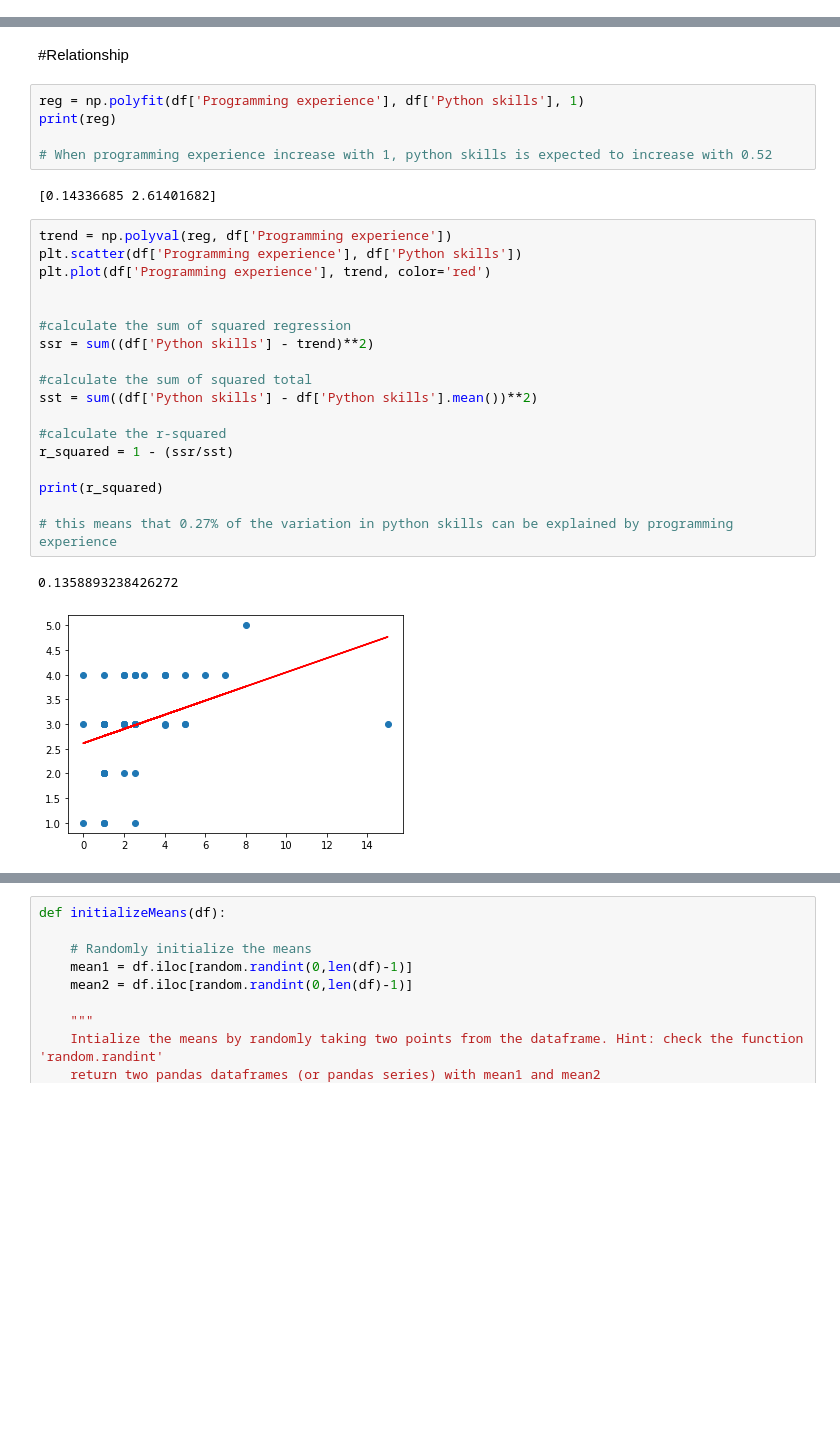
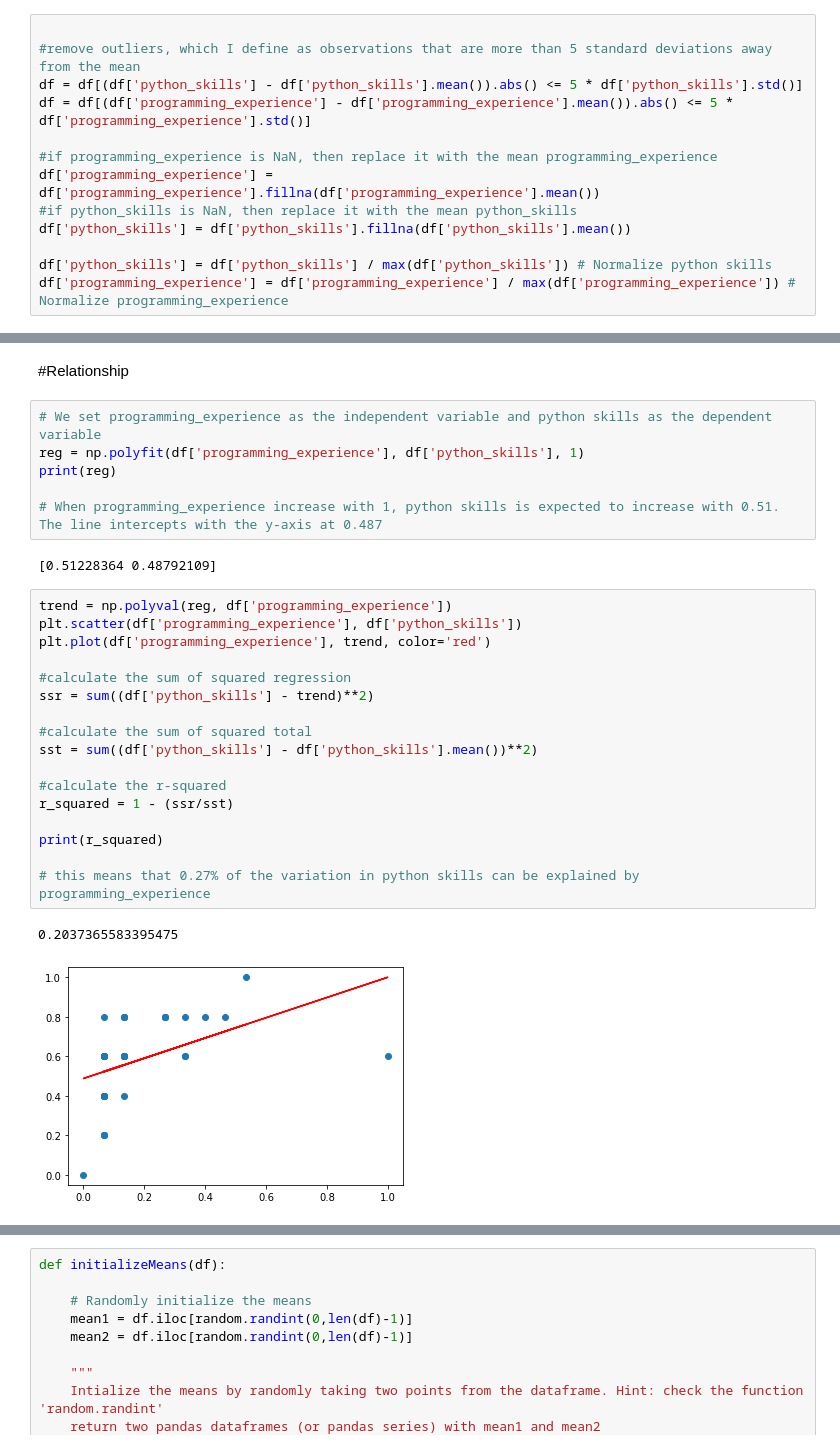
Before and after one commit to Dybton/data-mining-mini-project, a Jupyter notebook: mini_project_regression.ipynb, the cells around one changed output, grey strips where cells are left out. Cells and saved outputs as stored; diff of their text form; blank space fills up the shorter version.

```diff
--- a/mini_project_regression.ipynb
+++ b/mini_project_regression.ipynb
@@ -135,2 +101,15 @@ Text(0, 0.5, 'Number of observations')
+# %%
+
+#remove outliers, which I define as observations that are more than 5 standard deviations away from the mean
+df = df[(df['python_skills'] - df['python_skills'].mean()).abs() <= 5 * df['python_skills'].std()]
+df = df[(df['programming_experience'] - df['programming_experience'].mean()).abs() <= 5 * df['programming_experience'].std()]
+
+#if programming_experience is NaN, then replace it with the mean programming_experience
+df['programming_experience'] = df['programming_experience'].fillna(df['programming_experience'].mean())
+#if python_skills is NaN, then replace it with the mean python_skills
+df['python_skills'] = df['python_skills'].fillna(df['python_skills'].mean())
+
+df['python_skills'] = df['python_skills'] / max(df['python_skills']) # Normalize python skills
+df['programming_experience'] = df['programming_experience'] / max(df['programming_experience']) # Normalize programming_experience
 # %%
 
@@ -153,33 +129,33 @@ df.plot.scatter(x='Programming experience', y='Python skills')
 # %% [markdown]
 #Relationship
 # %%
-reg = np.polyfit(df['Programming experience'], df['Python skills'], 1)
+# We set programming_experience as the independent variable and python skills as the dependent variable
+reg = np.polyfit(df['programming_experience'], df['python_skills'], 1)
 print(reg)
 
-# When programming experience increase with 1, python skills is expected to increase with 0.52
+# When programming_experience increase with 1, python skills is expected to increase with 0.51. The line intercepts with the y-axis at 0.487
 # %% [output]
-[0.14336685 2.61401682]
+[0.51228364 0.48792109]
 # %%
-trend = np.polyval(reg, df['Programming experience'])
-plt.scatter(df['Programming experience'], df['Python skills'])
-plt.plot(df['Programming experience'], trend, color='red')
-
+trend = np.polyval(reg, df['programming_experience'])
+plt.scatter(df['programming_experience'], df['python_skills'])
+plt.plot(df['programming_experience'], trend, color='red')
 
 #calculate the sum of squared regression
-ssr = sum((df['Python skills'] - trend)**2)
+ssr = sum((df['python_skills'] - trend)**2)
 
 #calculate the sum of squared total
-sst = sum((df['Python skills'] - df['Python skills'].mean())**2)
+sst = sum((df['python_skills'] - df['python_skills'].mean())**2)
 
 #calculate the r-squared
 r_squared = 1 - (ssr/sst)
 
 print(r_squared)
 
-# this means that 0.27% of the variation in python skills can be explained by programming experience
+# this means that 0.27% of the variation in python skills can be explained by programming_experience
 # %% [output]
-0.1358893238426272
+0.2037365583395475
-[figure, old version]
+[figure, new version]
 # %%
 
 #Clustering
```
Also changed, not shown: parts of 10 cells of this notebook.
